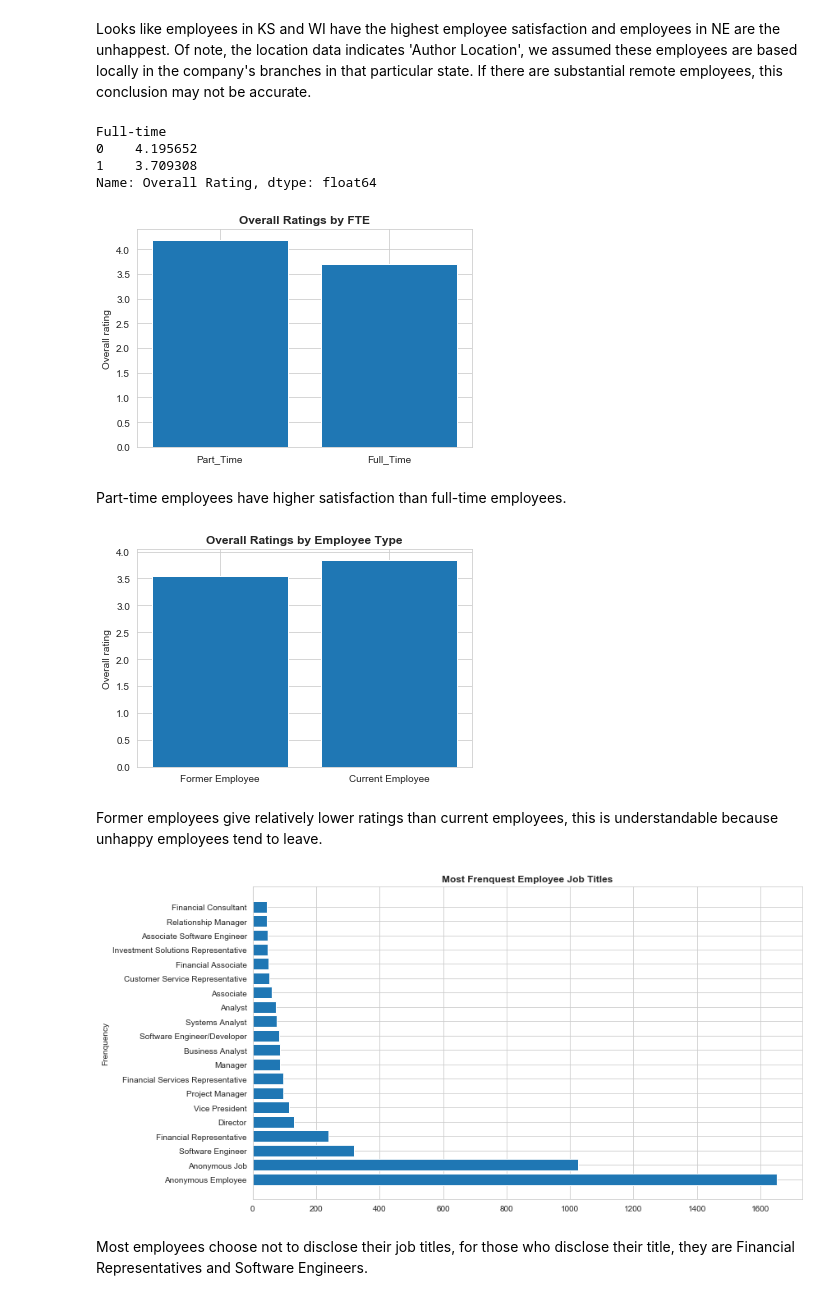
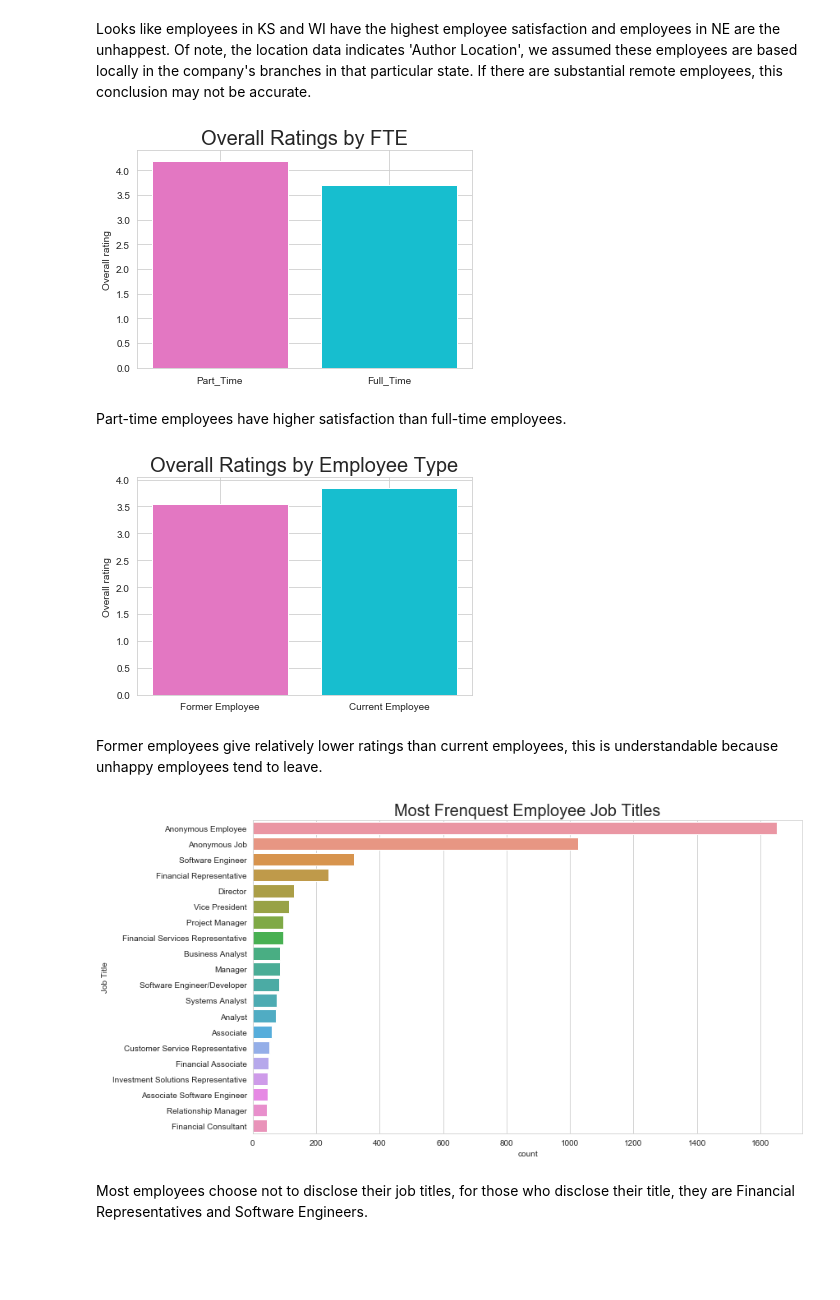
Before and after one commit to robertchen2021/glassdoor-company-review-analysis, a Jupyter notebook: Employee_review_analysis_part1_EDA.ipynb, the cells around one changed output. Saved outputs shown, nothing was run; the diff lists cells and outputs as text; code cells hidden in the pictures; blank space fills up the shorter version.

```diff
--- a/Employee_review_analysis_part1_EDA.ipynb
+++ b/Employee_review_analysis_part1_EDA.ipynb
@@ -422,24 +431,17 @@ plt.show()
 # %% [markdown]
 Looks like employees in KS and WI have the highest employee satisfaction and employees in NE are the unhappest. Of note, the location data indicates 'Author Location', we assumed these employees are based locally in the company's branches in that particular state. If there are substantial remote employees, this conclusion may not be accurate.
-# %%
-df_cleaned.groupby('Full-time')['Overall Rating'].mean()
-# %% [output]
-Full-time
-0    4.195652
-1    3.709308
-Name: Overall Rating, dtype: float64
 # %%
 # plot overall rating by full-time/part-time employee
 
 rate_by_fte = df_cleaned.groupby('Full-time')['Overall Rating'].mean()
 
 fig, ax = plt.subplots()
-ax.bar(['Part_Time', 'Full_Time'], rate_by_fte)
-ax.set_title('Overall Ratings by FTE', fontweight='bold')
+ax.bar(['Part_Time', 'Full_Time'], rate_by_fte,color=['tab:pink','tab:cyan'])
+ax.set_title('Overall Ratings by FTE', fontsize=20)
 ax.set_ylabel('Overall rating')
 plt.show()
 # %% [output]
-[figure, old version]
+[figure, new version]
 # %% [markdown]
 Part-time employees have higher satisfaction than full-time employees.
 # %%
@@ -448,23 +450,25 @@ Part-time employees have higher satisfaction than full-time employees.
 rate_by_emp_type = df_cleaned.groupby('Current Employee')['Overall Rating'].mean()
 
 fig, ax = plt.subplots()
-ax.bar(['Former Employee', 'Current Employee'], rate_by_emp_type)
-ax.set_title('Overall Ratings by Employee Type', fontweight='bold')
+ax.bar(['Former Employee', 'Current Employee'], rate_by_emp_type,color=['tab:pink','tab:cyan'])
+ax.set_title('Overall Ratings by Employee Type', fontsize=20)
 ax.set_ylabel('Overall rating')
 plt.show()
 # %% [output]
-[figure, old version]
+[figure, new version]
 # %% [markdown]
 Former employees give relatively lower ratings than current employees, this is understandable because unhappy employees tend to leave.
 # %%
+# plot the most frenquest reviewer job titles
+
 top_20_job = df_cleaned['Job Title'].value_counts().nlargest(20)
 
-fig, ax = plt.subplots(figsize=(12,7))
-ax.barh(top_20_job.index,top_20_job)
-ax.set_title('Most Frenquest Employee Job Titles', fontweight='bold')
-ax.set_ylabel('Frenquency')
+plt.figure(figsize=(12,7))
+sns.countplot(y='Job Title',data=df_cleaned, order=top_20_job.index)
+sns.set_context('talk')
+plt.title('Most Frenquest Employee Job Titles', fontsize=20)
 plt.show()
 # %% [output]
-[figure, old version]
+[figure, new version]
 # %% [markdown]
 Most employees choose not to disclose their job titles, for those who disclose their title, they are Financial Representatives and Software Engineers.
```
Also changed, not shown: parts of 21 cells of this notebook.
